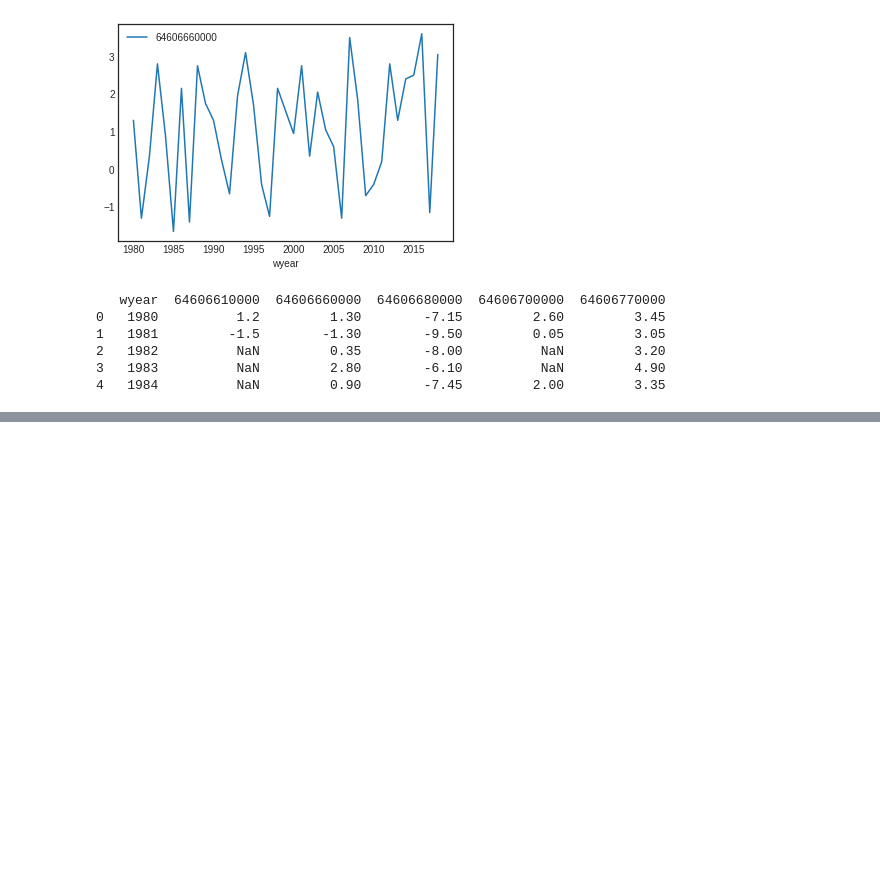
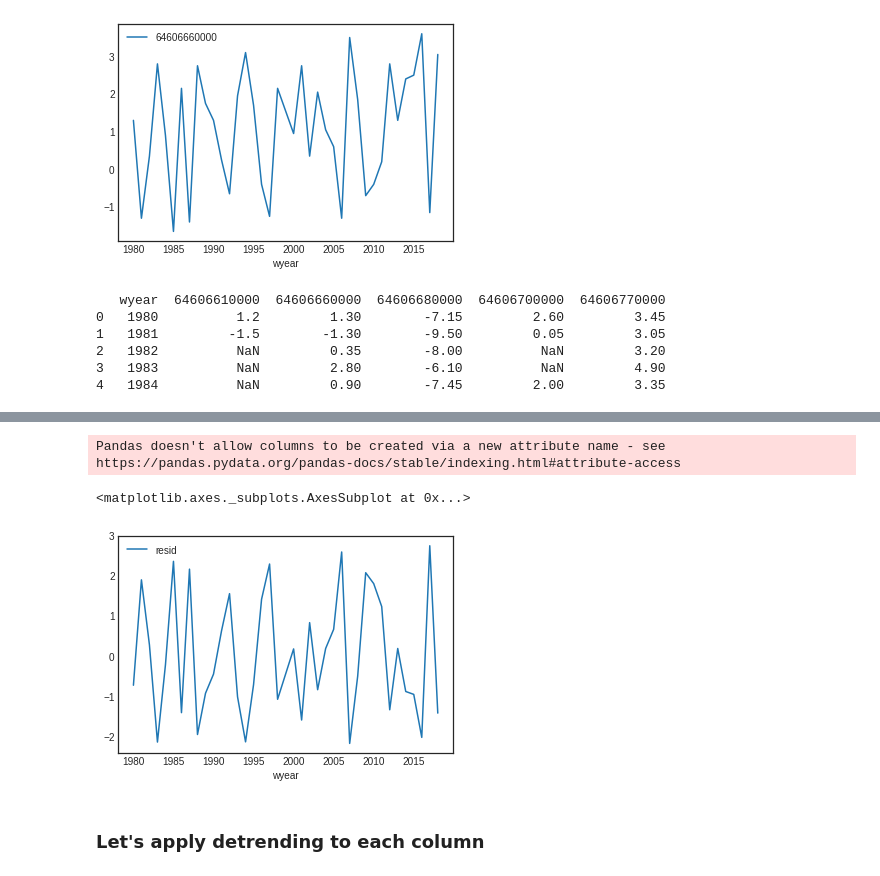
Before and after one commit to panhypersebastos/winter_predictor, a Jupyter notebook: station_exploration.ipynb, the cells around one changed output, grey strips where cells are left out. Drawn from its saved outputs; the diff is of its cells as text; code cells hidden in the pictures; blank space fills up the shorter version.

```diff
--- a/station_exploration.ipynb
+++ b/station_exploration.ipynb
@@ -231,0 +350,8 @@ pd.NaT
+# %%
+reg_df.plot(x='wyear', y=['resid'])
+# %% [output]
+Pandas doesn't allow columns to be created via a new attribute name - see https://pandas.pydata.org/pandas-docs/stable/indexing.html#attribute-access
+<matplotlib.axes._subplots.AxesSubplot at 0x...>
+[figure, added]
+# %% [markdown]
+### Let's apply detrending to each column
```
Also changed, not shown: parts of 14 cells of this notebook.
